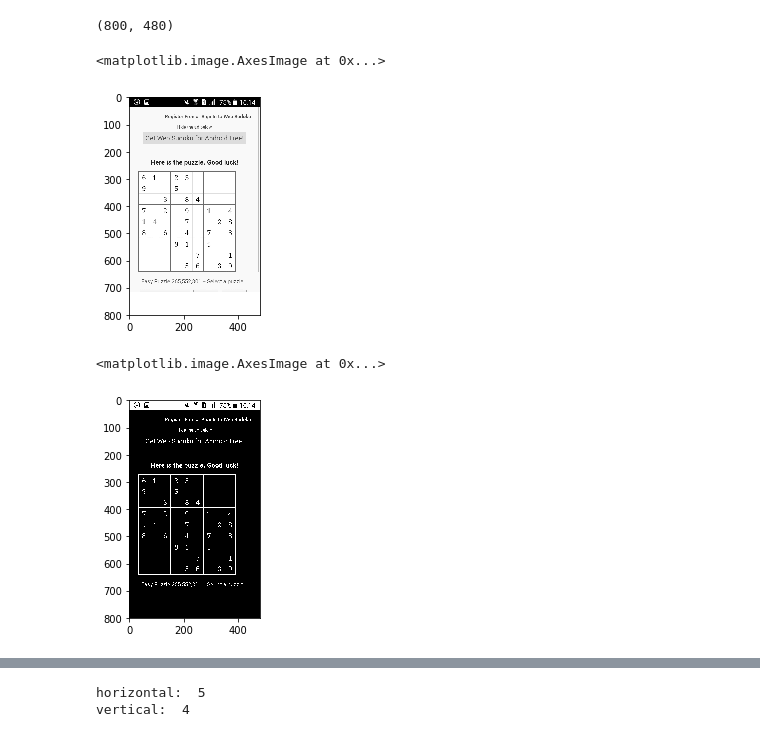
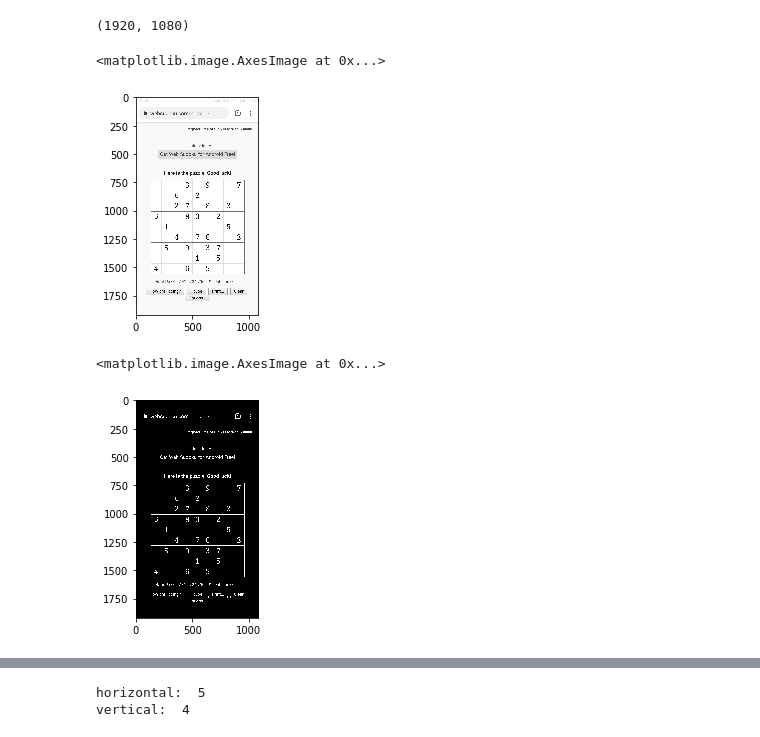
Before and after one commit to filozof50/sudoku_solver, a Jupyter notebook: sudoku_solver.ipynb, the cells around one changed output, grey strips where cells are left out. Saved outputs shown, nothing was run; the diff lists cells and outputs as text; code cells hidden in the pictures.

```diff
--- a/sudoku_solver.ipynb
+++ b/sudoku_solver.ipynb
@@ -10,23 +8,23 @@ Using TensorFlow backend.
 # %%
 from PIL import Image
 
-file = '/home/strahinja/Desktop/samsung_galaxy_j_1_mini/4.png'
+file = '/home/strahinja/Desktop/Cveks/10.png'
 image = cv2.imread(file, cv2.IMREAD_GRAYSCALE)
 
 label = file.rfind("/")
 label = label + 1
 label_1 = file.rfind(".")
 sudoku_name = file[label : label_1]
 
 start_image = image
 img = image
 
 print(img.shape)
 plt.imshow(img, 'gray')
 # %% [output]
-(800, 480)
+(1920, 1080)
 <matplotlib.image.AxesImage at 0x...>
-[figure, old version]
+[figure, new version]
 # %%
 ret, img = cv2.threshold(img, 150, 255, cv2.THRESH_BINARY)
 
@@ -40,6 +38,6 @@ img = cv2.bitwise_not(img, img)
 plt.imshow(img, cmap='gray')
 # %% [output]
 <matplotlib.image.AxesImage at 0x...>
-[figure, old version]
+[figure, new version]
 # %%
 kernel = (5,5)
```
Also changed, not shown: parts of 18 cells of this notebook.
